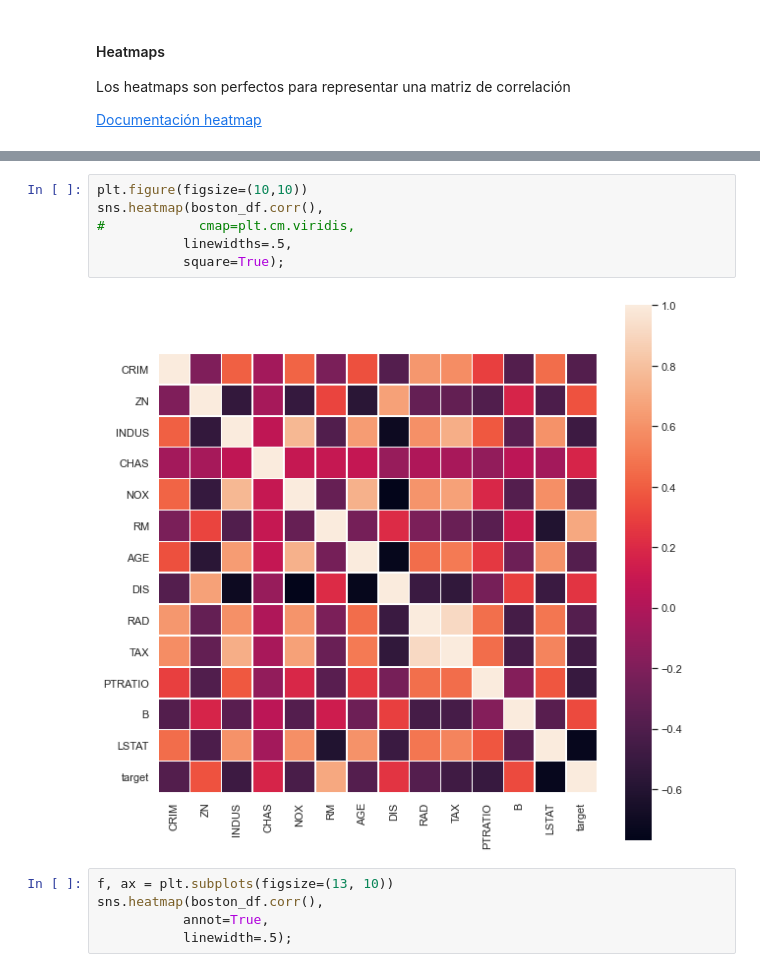
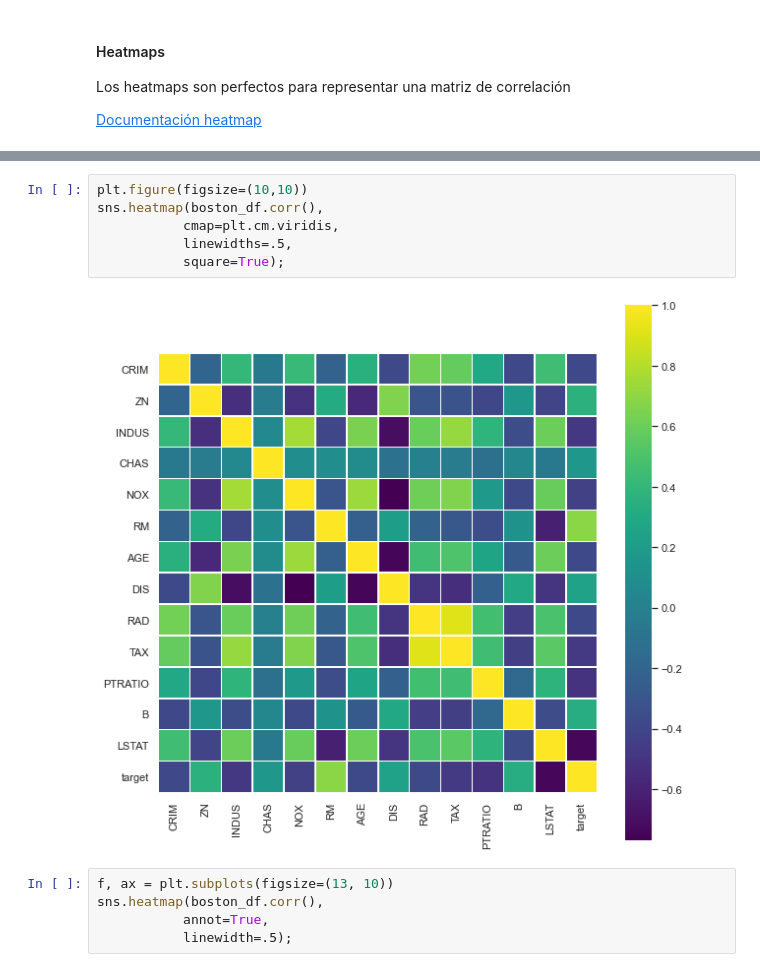
Before and after one commit to franciscocanon-thebridge/bootcamp_thebridge_PTSep20, a Jupyter notebook: Bloque 2 - Data_Analyst/04_Visualización/03_Seaborn/01_EDA Seaborn.ipynb, the cells around one changed output, grey strips where cells are left out. Cells and saved outputs as stored; diff of their text form.

```diff
--- a/Bloque 2 - Data_Analyst/04_Visualización/03_Seaborn/01_EDA Seaborn.ipynb
+++ b/Bloque 2 - Data_Analyst/04_Visualización/03_Seaborn/01_EDA Seaborn.ipynb
@@ -461,11 +569,11 @@ plt.cm.Dark2
 # %%
 plt.figure(figsize=(10,10))
 sns.heatmap(boston_df.corr(),
-#            cmap=plt.cm.viridis,
+           cmap=plt.cm.viridis,
            linewidths=.5,
            square=True);
 # %% [output]
-[figure, old version]
+[figure, new version]
 # %%
 f, ax = plt.subplots(figsize=(13, 10))
 sns.heatmap(boston_df.corr(),
```
Also changed, not shown: parts of 32 cells of this notebook.
